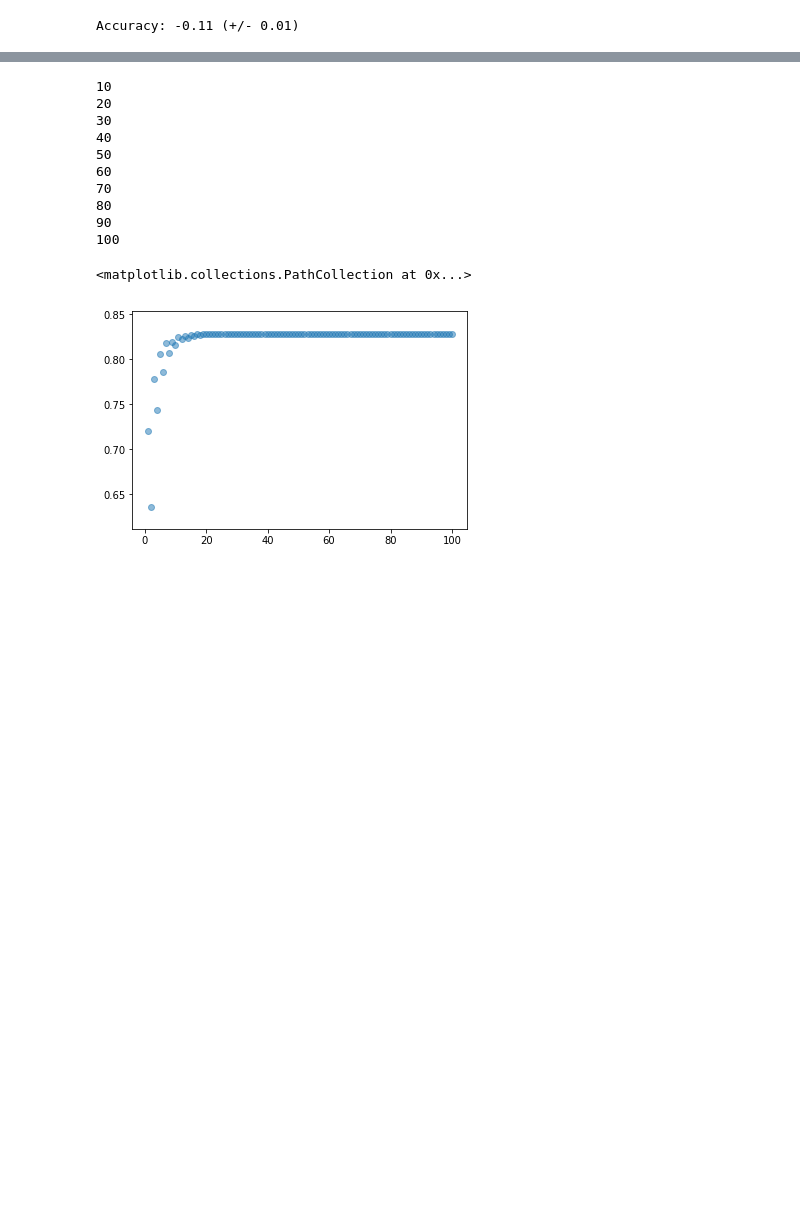
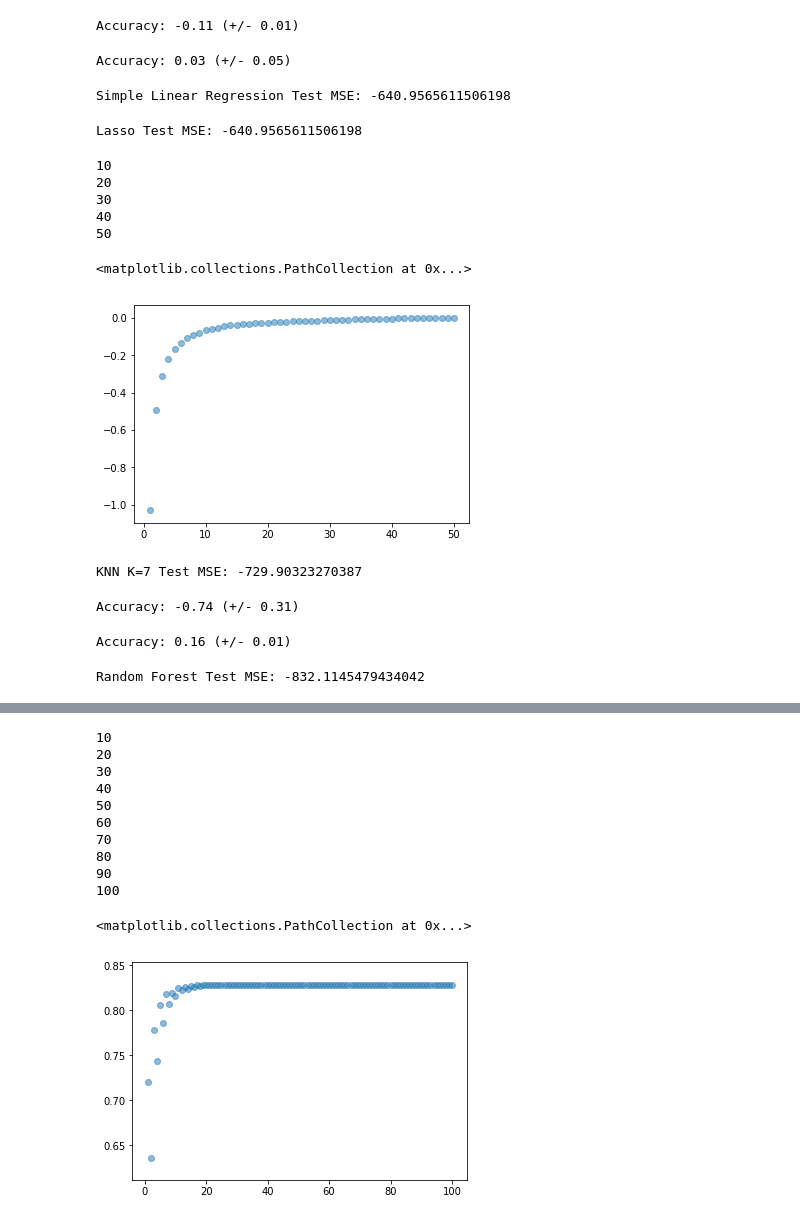
Before and after one commit to edithzeng/SALFinalProject, a Jupyter notebook: models.ipynb, the cells around one changed output, grey strips where cells are left out. Drawn from its saved outputs; the diff is of its cells as text; code cells hidden in the pictures; blank space fills up the shorter version.

Commit message:
Ran models on upsampled dataset
upsampled data: randomly clone with replacement members of underrepresented class (no failed inspections) till equal to majority class (at least one failed inspection)

```diff
--- a/models.ipynb
+++ b/models.ipynb
@@ -44,3 +66,8 @@ Y_regression = df[['inspection_fail_count']]
+# %%
+# Prep up-sampled dataframes for models
+Xup = df.drop(['business_id', 'address', 'name', 'demerit', 'grade', 'inspection_fail_count', 'inspection_fail_indicator', 'keyword_count'], axis=1)
+Yup_categorize = df[['inspection_fail_indicator']]
+Yup_regression = df[['inspection_fail_count']]
 # %%
 ####################
 ##   Regression   ##
@@ -95,0 +162,48 @@ Accuracy: -0.11 (+/- 0.01)
+# %%
+# Simple Linear Regression
+lm = linear_model.LinearRegression()
+scores = cross_val_score(lm, Xup, Yup_regression, cv=10)
+print("Accuracy: %0.2f (+/- %0.2f)" % (scores.mean(), scores.std() * 2))
+# %% [output]
+Accuracy: 0.03 (+/- 0.05)
+# %%
+scores = cross_validate(lm, Xup, Yup_regression, cv=10, scoring="neg_mean_squared_error")
+sorted(scores.keys())
+print("Simple Linear Regression Test MSE:", scores["test_score"].mean())
+# %% [output]
+Simple Linear Regression Test MSE: -640.9565611506198
+# %%
+# Lasso
+lasso = linear_model.Lasso()
+scores = cross_validate(lm, Xup, Yup_regression, cv=10, scoring="neg_mean_squared_error")
+sorted(scores.keys())
+print("Lasso Test MSE:", scores["test_score"].mean())
+# %% [output]
+Lasso Test MSE: -640.9565611506198
+# %%
+# K Nearest Neighbor Regression
+Klist = []
+for K in range(1,51):
+    knn = KNeighborsRegressor(n_neighbors=K)
+    Kscores = cross_val_score(knn, Xup, np.ravel(Yup_regression), cv=10)
+    Klist.append(Kscores.mean())
+    if (K%10 == 0):
+        print(K)
+# %% [output]
+10
+20
+30
+40
+50
+# %%
+plt.scatter(range(1,51), Klist, alpha = 0.5)
+# %% [output]
+<matplotlib.collections.PathCollection at 0x...>
+[figure, added]
+# %%
+knn = KNeighborsRegressor(n_neighbors=7)
+scores = cross_validate(knn, Xup, Yup_regression, cv=10, scoring="neg_mean_squared_error")
+sorted(scores.keys())
+print("KNN K=7 Test MSE:", scores["test_score"].mean())
+# %% [output]
+KNN K=7 Test MSE: -729.90323270387
@@ -95,0 +212,18 @@ Accuracy: -0.11 (+/- 0.01)
+# %%
+dtree = tree.DecisionTreeRegressor()
+scores = cross_val_score(dtree, Xup, Yup_regression, cv=10)
+print("Accuracy: %0.2f (+/- %0.2f)" % (scores.mean(), scores.std() * 2))
+# %% [output]
+Accuracy: -0.74 (+/- 0.31)
+# %%
+# Random Forest
+forest = RandomForestClassifier(min_samples_leaf=10, n_jobs=4)
+scores = cross_val_score(forest, Xup, np.ravel(Yup_regression), cv=10)
+print("Accuracy: %0.2f (+/- %0.2f)" % (scores.mean(), scores.std() * 2))
+# %% [output]
+Accuracy: 0.16 (+/- 0.01)
+# %%
+scores = cross_validate(forest, Xup, np.ravel(Yup_regression), cv=10, scoring="neg_mean_squared_error")
+print("Random Forest Test MSE:", scores["test_score"].mean())
+# %% [output]
+Random Forest Test MSE: -832.1145479434042
```
Also changed, not shown: parts of 40 cells of this notebook.
